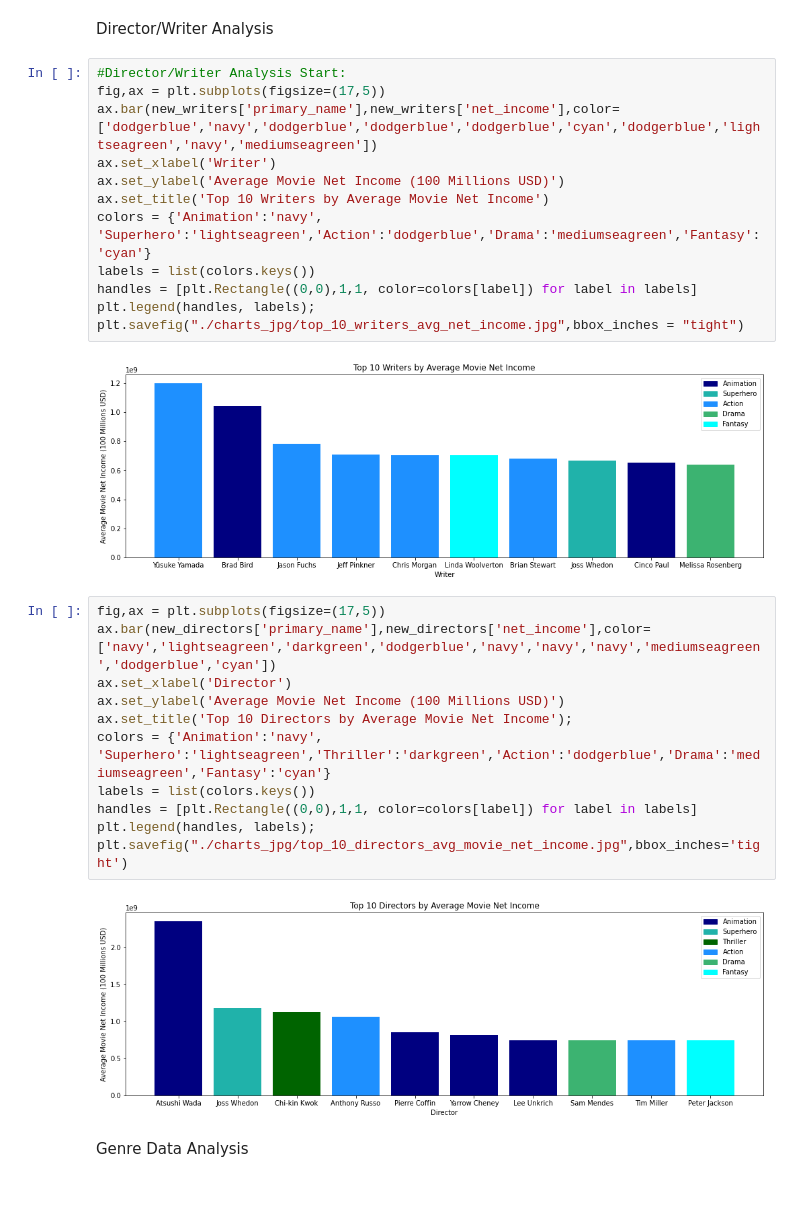
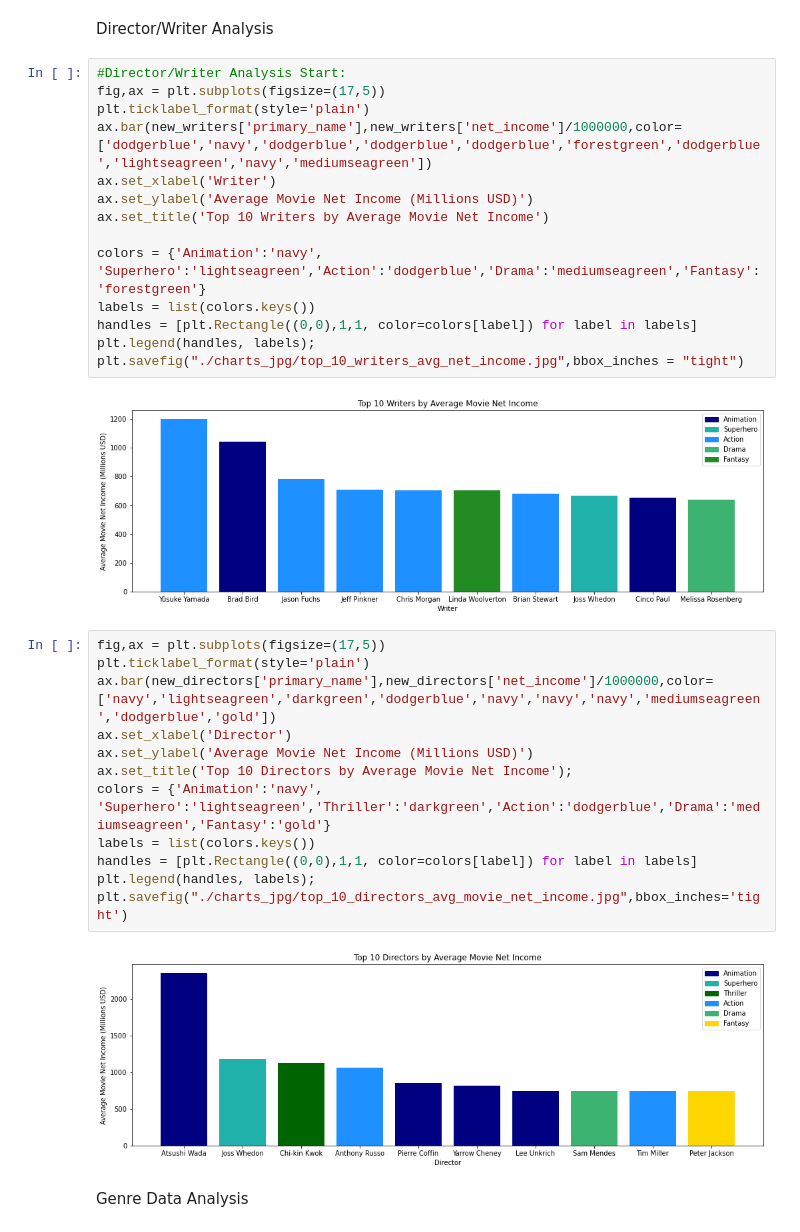
Before and after one commit to anita-camlic/Movie_Studio_Analysis, a Jupyter notebook: Movie Studio Analysis.ipynb, the cells around one changed output. Drawn from its saved outputs; the diff is of its cells as text; blank space fills up the shorter version.

```diff
--- a/Movie Studio Analysis.ipynb
+++ b/Movie Studio Analysis.ipynb
@@ -587,30 +600,33 @@ Director/Writer Analysis
 # %%
 #Director/Writer Analysis Start:
 fig,ax = plt.subplots(figsize=(17,5))
-ax.bar(new_writers['primary_name'],new_writers['net_income'],color=['dodgerblue','navy','dodgerblue','dodgerblue','dodgerblue','cyan','dodgerblue','lightseagreen','navy','mediumseagreen'])
+plt.ticklabel_format(style='plain')
+ax.bar(new_writers['primary_name'],new_writers['net_income']/1000000,color=['dodgerblue','navy','dodgerblue','dodgerblue','dodgerblue','forestgreen','dodgerblue','lightseagreen','navy','mediumseagreen'])
 ax.set_xlabel('Writer')
-ax.set_ylabel('Average Movie Net Income (100 Millions USD)')
+ax.set_ylabel('Average Movie Net Income (Millions USD)')
 ax.set_title('Top 10 Writers by Average Movie Net Income')
-colors = {'Animation':'navy', 'Superhero':'lightseagreen','Action':'dodgerblue','Drama':'mediumseagreen','Fantasy':'cyan'}
+
+colors = {'Animation':'navy', 'Superhero':'lightseagreen','Action':'dodgerblue','Drama':'mediumseagreen','Fantasy':'forestgreen'}
 labels = list(colors.keys())
 handles = [plt.Rectangle((0,0),1,1, color=colors[label]) for label in labels]
 plt.legend(handles, labels);
 plt.savefig("./charts_jpg/top_10_writers_avg_net_income.jpg",bbox_inches = "tight")
 # %% [output]
-[figure, old version]
+[figure, new version]
 # %%
 fig,ax = plt.subplots(figsize=(17,5))
-ax.bar(new_directors['primary_name'],new_directors['net_income'],color=['navy','lightseagreen','darkgreen','dodgerblue','navy','navy','navy','mediumseagreen','dodgerblue','cyan'])
+plt.ticklabel_format(style='plain')
+ax.bar(new_directors['primary_name'],new_directors['net_income']/1000000,color=['navy','lightseagreen','darkgreen','dodgerblue','navy','navy','navy','mediumseagreen','dodgerblue','gold'])
 ax.set_xlabel('Director')
-ax.set_ylabel('Average Movie Net Income (100 Millions USD)')
+ax.set_ylabel('Average Movie Net Income (Millions USD)')
 ax.set_title('Top 10 Directors by Average Movie Net Income');
-colors = {'Animation':'navy', 'Superhero':'lightseagreen','Thriller':'darkgreen','Action':'dodgerblue','Drama':'mediumseagreen','Fantasy':'cyan'}
+colors = {'Animation':'navy', 'Superhero':'lightseagreen','Thriller':'darkgreen','Action':'dodgerblue','Drama':'mediumseagreen','Fantasy':'gold'}
 labels = list(colors.keys())
 handles = [plt.Rectangle((0,0),1,1, color=colors[label]) for label in labels]
 plt.legend(handles, labels);
 plt.savefig("./charts_jpg/top_10_directors_avg_movie_net_income.jpg",bbox_inches='tight')
 # %% [output]
-[figure, old version]
+[figure, new version]
 # %% [markdown]
 Genre Data Analysis
 # %%
```
Also changed, not shown: parts of 40 cells of this notebook, 7 other files.
